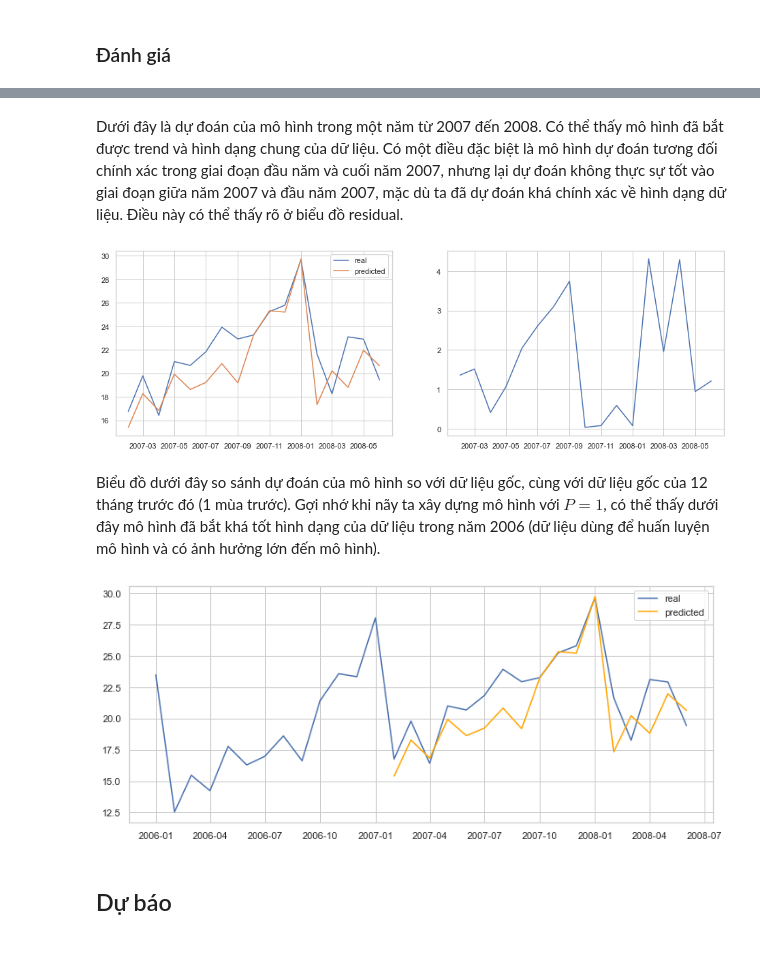
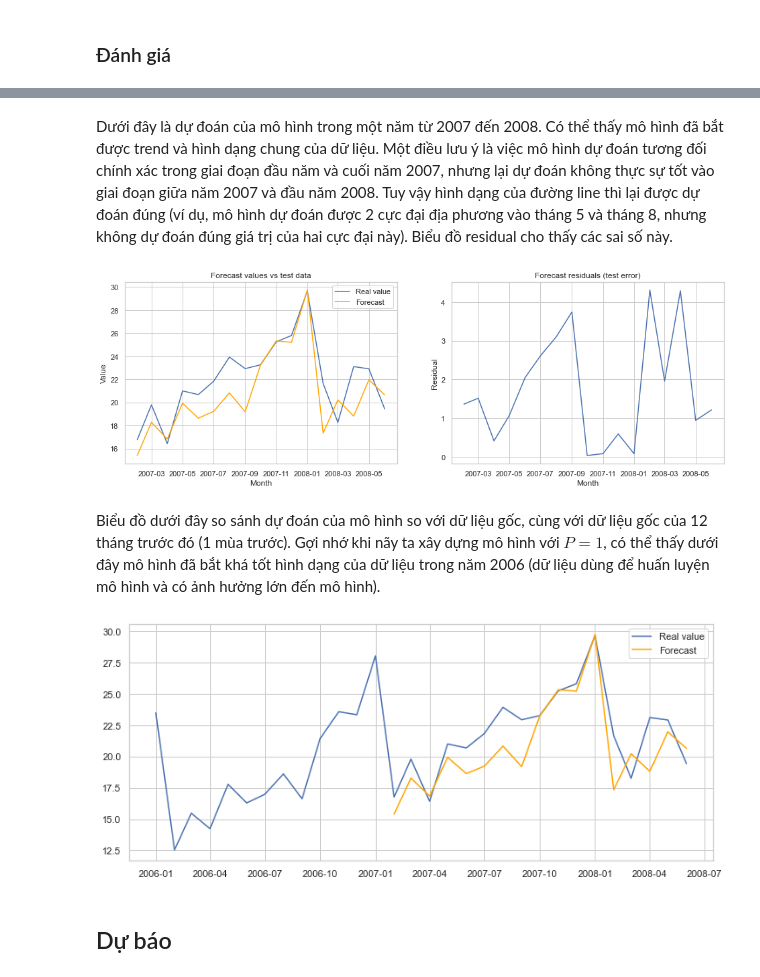
Before and after one commit to mdnam2410/hcmus-da, a Jupyter notebook: hw4/hw4.ipynb, the cells around one changed output, grey strips where cells are left out. Cells and saved outputs as stored; diff of their text form; code cells hidden in the pictures; blank space fills up the shorter version.

Commit message:
Refine the notebook
Changes:
* Add personal information
* Add more details to the explanation of SARIMA
* Add titles and labels for plots
* Other small changes

```diff
--- a/hw4/hw4.ipynb
+++ b/hw4/hw4.ipynb
@@ -167,28 +168,36 @@ Covariance Type:                               opg
 Warnings:
 [1] Covariance matrix calculated using the outer product of gradients (complex-step).
 # %% [markdown]
-Dưới đây là dự đoán của mô hình trong một năm từ 2007 đến 2008. Có thể thấy mô hình đã bắt được trend và hình dạng chung của dữ liệu. Có một điều đặc biệt là mô hình dự đoán tương đối chính xác trong giai đoạn đầu năm và cuối năm 2007, nhưng lại dự đoán không thực sự tốt vào giai đoạn giữa năm 2007 và đầu năm 2007, mặc dù ta đã dự đoán khá chính xác về hình dạng dữ liệu. Điều này có thể thấy rõ ở biểu đồ residual.
+Dưới đây là dự đoán của mô hình trong một năm từ 2007 đến 2008. Có thể thấy mô hình đã bắt được trend và hình dạng chung của dữ liệu. Một điều lưu ý là việc mô hình dự đoán tương đối chính xác trong giai đoạn đầu năm và cuối năm 2007, nhưng lại dự đoán không thực sự tốt vào giai đoạn giữa năm 2007 và đầu năm 2008. Tuy vậy hình dạng của đường line thì lại được dự đoán đúng (ví dụ, mô hình dự đoán được 2 cực đại địa phương vào tháng 5 và tháng 8, nhưng không dự đoán đúng giá trị của hai cực đại này). Biểu đồ residual cho thấy các sai số này.
 # %%
 fig, axes = plt.subplots(1, 2, figsize=(16, 5))
 
 axes[0].plot(test)
-axes[0].plot(model_sarima_fitted.forecast(len(test)))
-axes[0].legend(['real', 'predicted'])
+axes[0].plot(model_sarima_fitted.forecast(len(test)), color='orange')
+axes[0].legend(['Real value', 'Forecast'])
+
+axes[0].set_title('Forecast values vs test data')
+axes[0].set_xlabel('Month')
+axes[0].set_ylabel('Value')
 
 axes[1].plot(np.abs(test - model_sarima_fitted.forecast(len(test))))
+
+axes[1].set_title('Forecast residuals (test error)')
+axes[1].set_xlabel('Month')
+axes[1].set_ylabel('Residual')
 plt.show()
 # %% [output]
-[figure, old version]
+[figure, new version]
 # %% [markdown]
 Biểu đồ dưới đây so sánh dự đoán của mô hình so với dữ liệu gốc, cùng với dữ liệu gốc của 12 tháng trước đó (1 mùa trước). Gợi nhớ khi nãy ta xây dựng mô hình với $P = 1$, có thể thấy dưới đây mô hình đã bắt khá tốt hình dạng của dữ liệu trong năm 2006 (dữ liệu dùng để huấn luyện mô hình và có ảnh hưởng lớn đến mô hình).
 # %%
 plt.figure(figsize=(12, 5))
 plt.plot(df.loc[dt.datetime(2006, 1, 1):]['value'])
 plt.plot(model_sarima_fitted.forecast(len(test)), color='orange')
-plt.legend(['real', 'predicted'])
+plt.legend(['Real value', 'Forecast'])
 plt.show()
 # %% [output]
-[figure, old version]
+[figure, new version]
 # %% [markdown]
 ## Dự báo
 # %% [markdown]
```
Also changed, not shown: parts of 7 cells of this notebook.
